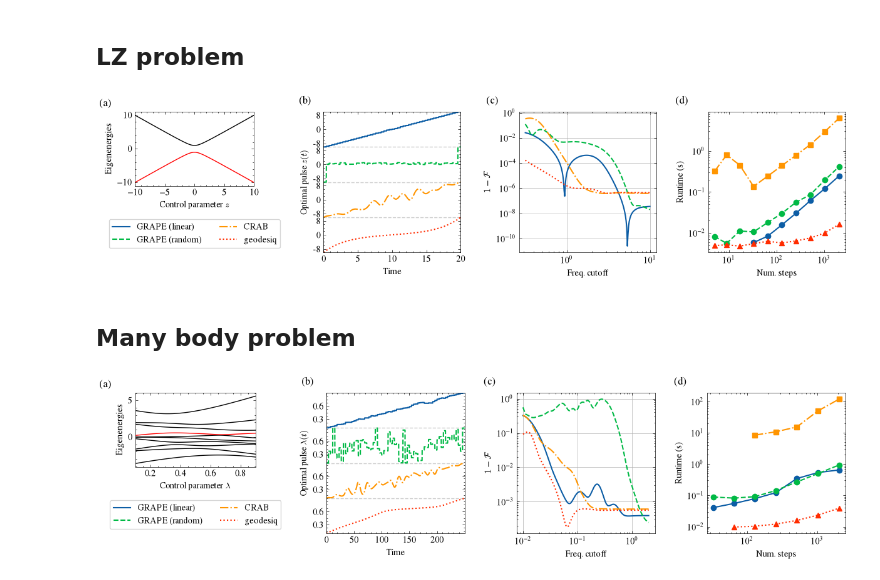
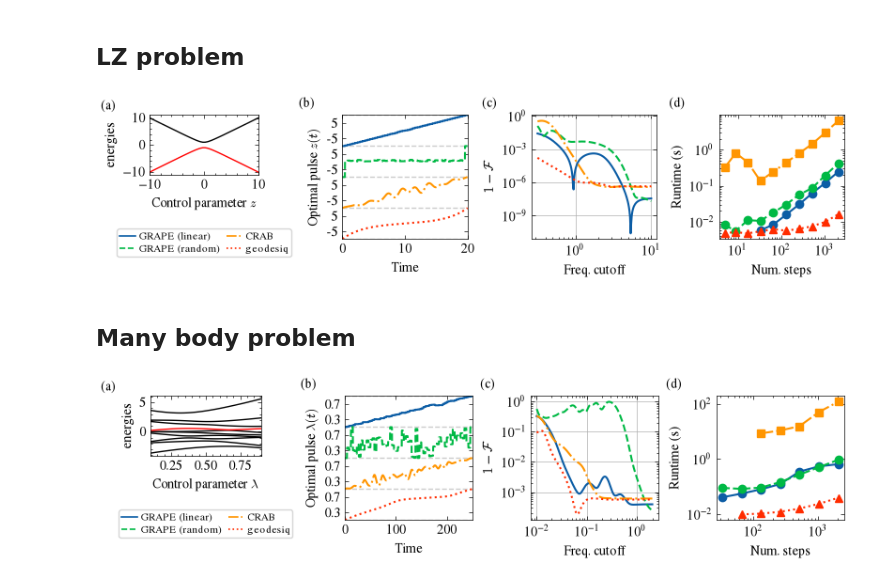
Before and after one commit to geodesiq-control/geodesiq-control, a Jupyter notebook: dev/manuscript_figures.ipynb, the cells around one changed output. Drawn from its saved outputs; the diff is of its cells as text; code cells hidden in the pictures.

```diff
--- a/dev/manuscript_figures.ipynb
+++ b/dev/manuscript_figures.ipynb
@@ -645,8 +696,8 @@ times_GRAPE_random = data["times_GRAPE_random"]
 times_gq = data["times_gq"]
 times_CRAB = data["times_CRAB"]
 # %%
-fig = plt.figure(figsize=(12, 3), constrained_layout=True)
-gs = fig.add_gridspec(2, 4, width_ratios=[1, 1.15, 1.15, 1.15], height_ratios=[2.5, 1], wspace=0.1, hspace=0.1)
+fig = plt.figure(figsize=(8, 2), constrained_layout=True)
+gs = fig.add_gridspec(2, 4, width_ratios=[1, 1.15, 1.15, 1.15], height_ratios=[3, 1], wspace=0.01, hspace=0.0)
 
 lw = 1.5
 
@@ -674,7 +725,7 @@ for i in range(energies.shape[1]):
     ax_energy.plot(x_vals, energies[:, i], c=color)
 
 ax_energy.set_xlabel(rf"Control parameter ${x_label}$")
-ax_energy.set_ylabel("Eigenenergies")
+ax_energy.set_ylabel("energies")
 ax_energy.set_xlim(min(x_vals), max(x_vals))
 
 
@@ -694,7 +745,8 @@ ax_pulses.plot(gq_time, gq_pulse, label="geodesiq", **pulses["gq"], linewidth=lw
 for i in range(5):
     ax_pulses.axhline(amp_lbound + i * shift, ls="--", color="k", alpha=0.2, zorder=-1)
 
-local_ticks = ticker.MaxNLocator(nbins=3).tick_values(amp_lbound, amp_ubound)
+# local_ticks = ticker.MaxNLocator(nbins=3).tick_values(amp_lbound, amp_ubound)
+local_ticks = np.array([-5, 5])
 local_ticks = local_ticks[(local_ticks >= amp_lbound) & (local_ticks < amp_ubound)]
 
 offsets = np.arange(4) * shift
@@ -704,6 +756,7 @@ yticklabels = np.tile([f"{tick:g}" for tick in local_ticks], len(offsets))
 
 ax_pulses.set_yticks(yticks)
 ax_pulses.set_yticklabels(yticklabels)
+ax_pulses.minorticks_off()
 
 ax_pulses.set_ylim(amp_lbound, amp_lbound + 4 * shift)
 ax_pulses.set_xlim(0, max(grape_time_random))
@@ -752,15 +805,19 @@ ax_runtime.set_ylabel("Runtime (s)")
 handles, labels = ax_pulses.get_legend_handles_labels()
 
 ax_legend.axis("off")
-ax_legend.legend(handles, labels, loc="lower center", frameon=True, ncols=2)
+leg = ax_legend.legend(handles, labels, frameon=True, ncols=2, fontsize=8,
+                       handlelength=1.5, handletextpad=0.3, labelspacing=0.2, borderpad=0.25, columnspacing=0.6,
+                       loc="center", bbox_to_anchor=(0.5, -0.2))
+plt.setp(leg.legend_handles, linewidth=1.2)
+
 for ax, label, x in zip(
-    [ax_energy, ax_pulses, ax_fidelity, ax_runtime], ["(a)", "(b)", "(c)", "(d)"], [-0.3, -0.18, -0.24, -0.24]
+    [ax_energy, ax_pulses, ax_fidelity, ax_runtime], ["(a)", "(b)", "(c)", "(d)"], [-0.45, -0.35, -0.4, -0.4]
 ):
-    ax.text(x, 1.04, label, transform=ax.transAxes, fontsize=12, va="bottom", ha="left")
+    ax.text(x, 1.04, label, transform=ax.transAxes,  va="bottom", ha="left")
 
 fig.savefig("figures/LZ_benchmarks.pdf")
 # %% [output]
-[figure, old version]
+[figure, new version]
 # %% [markdown]
 ## Many body problem
 # %%
@@ -794,8 +851,8 @@ times_GRAPE_random = data["times_GRAPE_random"]
 times_gq = data["times_gq"]
 times_CRAB = data["times_CRAB"]
 # %%
-fig = plt.figure(figsize=(12, 3), constrained_layout=True)
-gs = fig.add_gridspec(2, 4, width_ratios=[1, 1.15, 1.15, 1.15], height_ratios=[2.5, 1], wspace=0.1, hspace=0.1)
+fig = plt.figure(figsize=(8, 2), constrained_layout=True)
+gs = fig.add_gridspec(2, 4, width_ratios=[1, 1.15, 1.15, 1.15], height_ratios=[3, 1], wspace=0.01, hspace=0.0)
 
 lw = 1.5
 
@@ -823,7 +880,7 @@ for i in range(energies.shape[1]):
     ax_energy.plot(x_vals, energies[:, i], c=color)
 
 ax_energy.set_xlabel(rf"Control parameter ${x_label}$")
-ax_energy.set_ylabel("Eigenenergies")
+ax_energy.set_ylabel("energies")
 ax_energy.set_xlim(min(x_vals), max(x_vals))
 
 
@@ -843,7 +900,8 @@ ax_pulses.plot(gq_time, gq_pulse, label="geodesiq", **pulses["gq"], linewidth=lw
 for i in range(5):
     ax_pulses.axhline(amp_lbound + i * shift, ls="--", color="k", alpha=0.2, zorder=-1)
 
-local_ticks = ticker.MaxNLocator(nbins=3).tick_values(amp_lbound, amp_ubound)
+# local_ticks = ticker.MaxNLocator(nbins=3).tick_values(amp_lbound, amp_ubound)
+local_ticks = np.array([0.3, 0.7])
 local_ticks = local_ticks[(local_ticks >= amp_lbound) & (local_ticks < amp_ubound)]
 
 offsets = np.arange(4) * shift
@@ -853,6 +911,7 @@ yticklabels = np.tile([f"{tick:g}" for tick in local_ticks], len(offsets))
 
 ax_pulses.set_yticks(yticks)
 ax_pulses.set_yticklabels(yticklabels)
+ax_pulses.minorticks_off()
 
 ax_pulses.set_ylim(amp_lbound, amp_lbound + 4 * shift)
 ax_pulses.set_xlim(0, max(grape_time_random))
@@ -879,34 +938,38 @@ ax_fidelity.grid()
 # ======= D: Runtime =======
 
 ax_runtime.loglog(
     n_ts_vals, np.nanmean(times_GRAPE, axis=1), label="GRAPE (linear)", marker="o", **pulses["GRAPE"], linewidth=lw
 )
 ax_runtime.loglog(
     n_ts_vals,
     np.nanmean(times_GRAPE_random, axis=1),
     label="GRAPE (random)",
     marker="o",
     **pulses["GRAPE_random"],
     linewidth=lw,
 )
 ax_runtime.loglog(n_ts_vals, np.nanmean(times_CRAB, axis=1), label="CRAB", marker="s", **pulses["CRAB"], linewidth=lw)
 ax_runtime.loglog(n_ts_vals, np.nanmean(times_gq, axis=1), label="geodesiq", marker="^", **pulses["gq"], linewidth=lw)
 
 ax_runtime.set_xlabel("Num. steps")
 ax_runtime.set_ylabel("Runtime (s)")
 
 
 # ======= Common legend for B-D =======
 
 handles, labels = ax_pulses.get_legend_handles_labels()
 
 ax_legend.axis("off")
-ax_legend.legend(handles, labels, loc="lower center", frameon=True, ncols=2)
+leg = ax_legend.legend(handles, labels, frameon=True, ncols=2, fontsize=8,
+                       handlelength=1.5, handletextpad=0.3, labelspacing=0.2, borderpad=0.25, columnspacing=0.6,
+                       loc="center", bbox_to_anchor=(0.5, -0.2))
+plt.setp(leg.legend_handles, linewidth=1.2)
+
 for ax, label, x in zip(
-    [ax_energy, ax_pulses, ax_fidelity, ax_runtime], ["(a)", "(b)", "(c)", "(d)"], [-0.3, -0.18, -0.24, -0.24]
+    [ax_energy, ax_pulses, ax_fidelity, ax_runtime], ["(a)", "(b)", "(c)", "(d)"], [-0.45, -0.35, -0.4, -0.4]
 ):
-    ax.text(x, 1.04, label, transform=ax.transAxes, fontsize=12, va="bottom", ha="left")
+    ax.text(x, 1.04, label, transform=ax.transAxes,  va="bottom", ha="left")
 
 fig.savefig("figures/many_body_benchmarks.pdf")
 # %% [output]
-[figure, old version]
+[figure, new version]
```
Also changed, not shown: parts of 7 cells of this notebook, 7 other files.
